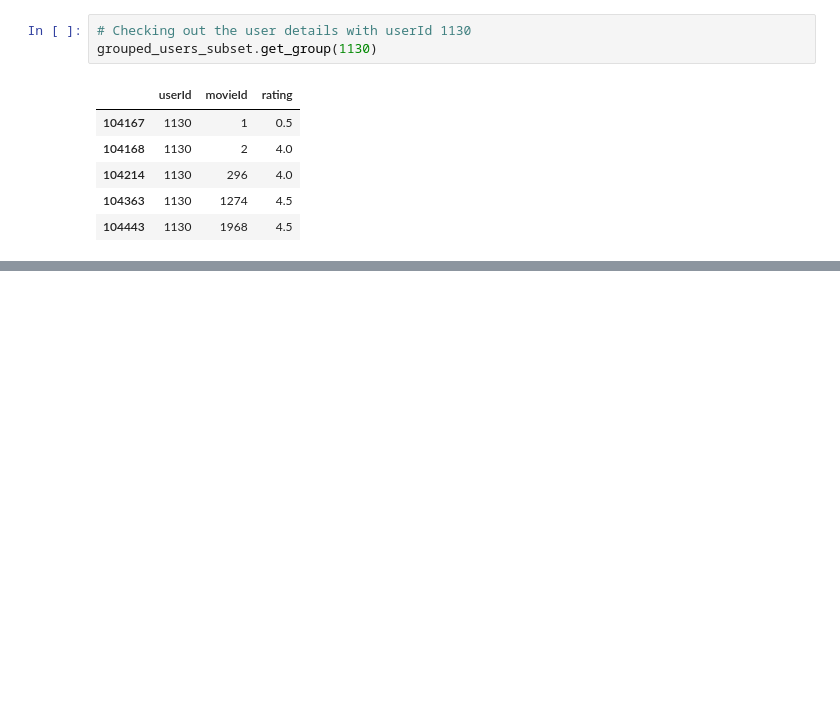
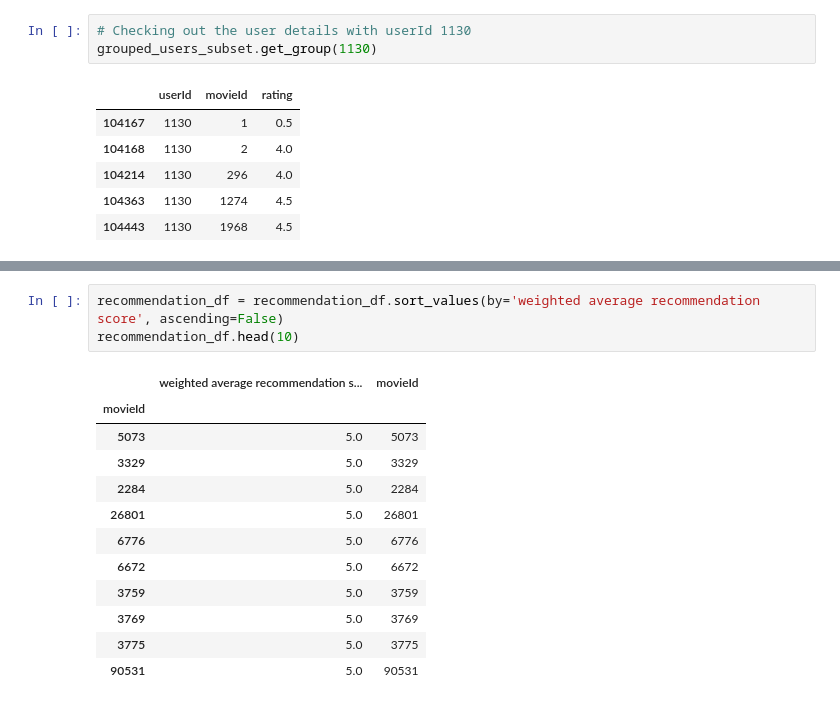
Before and after one commit to HarshitDawar55/Machine_And_Deep_Learning, a Jupyter notebook: Projects/Machine_Learning_Projects/Collaborative Filtering/User-based-Collaborative-Filtering.ipynb, the cells around one changed output, grey strips where cells are left out. Cells and saved outputs as stored; diff of their text form; blank space fills up the shorter version.

```diff
--- a/Projects/Machine_Learning_Projects/Collaborative Filtering/User-based-Collaborative-Filtering.ipynb
+++ b/Projects/Machine_Learning_Projects/Collaborative Filtering/User-based-Collaborative-Filtering.ipynb
@@ -177,0 +341,16 @@ grouped_users_subset.get_group(1130)
+# %%
+recommendation_df = recommendation_df.sort_values(by='weighted average recommendation score', ascending=False)
+recommendation_df.head(10)
+# %% [output]
+|  | weighted average recommendation s... | movieId |
+| movieId |  |  |
+| 5073 | 5.0 | 5073 |
+| 3329 | 5.0 | 3329 |
+| 2284 | 5.0 | 2284 |
+| 26801 | 5.0 | 26801 |
+| 6776 | 5.0 | 6776 |
+| 6672 | 5.0 | 6672 |
+| 3759 | 5.0 | 3759 |
+| 3769 | 5.0 | 3769 |
+| 3775 | 5.0 | 3775 |
+| 90531 | 5.0 | 90531 |
```
Also changed, not shown: parts of 17 cells of this notebook.
